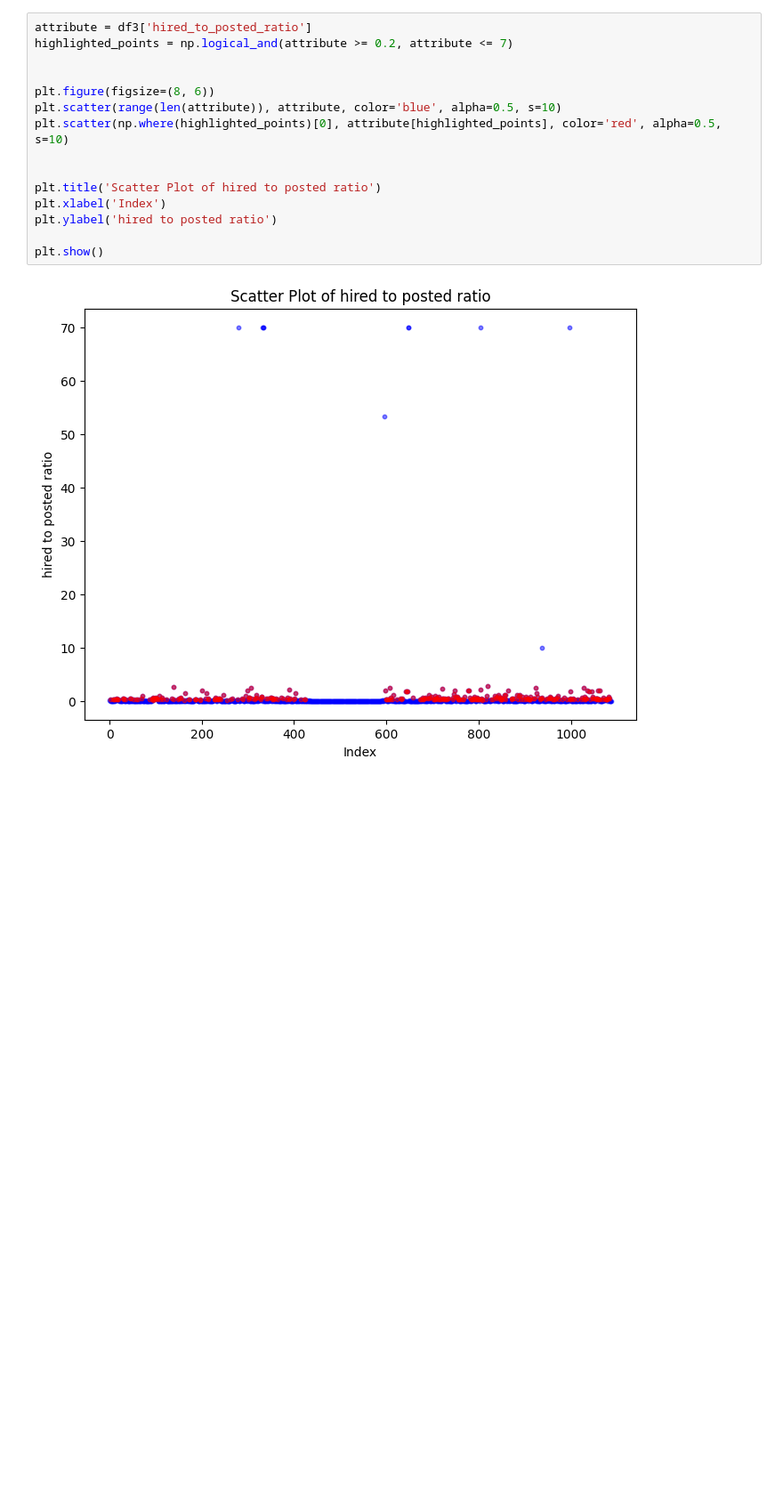
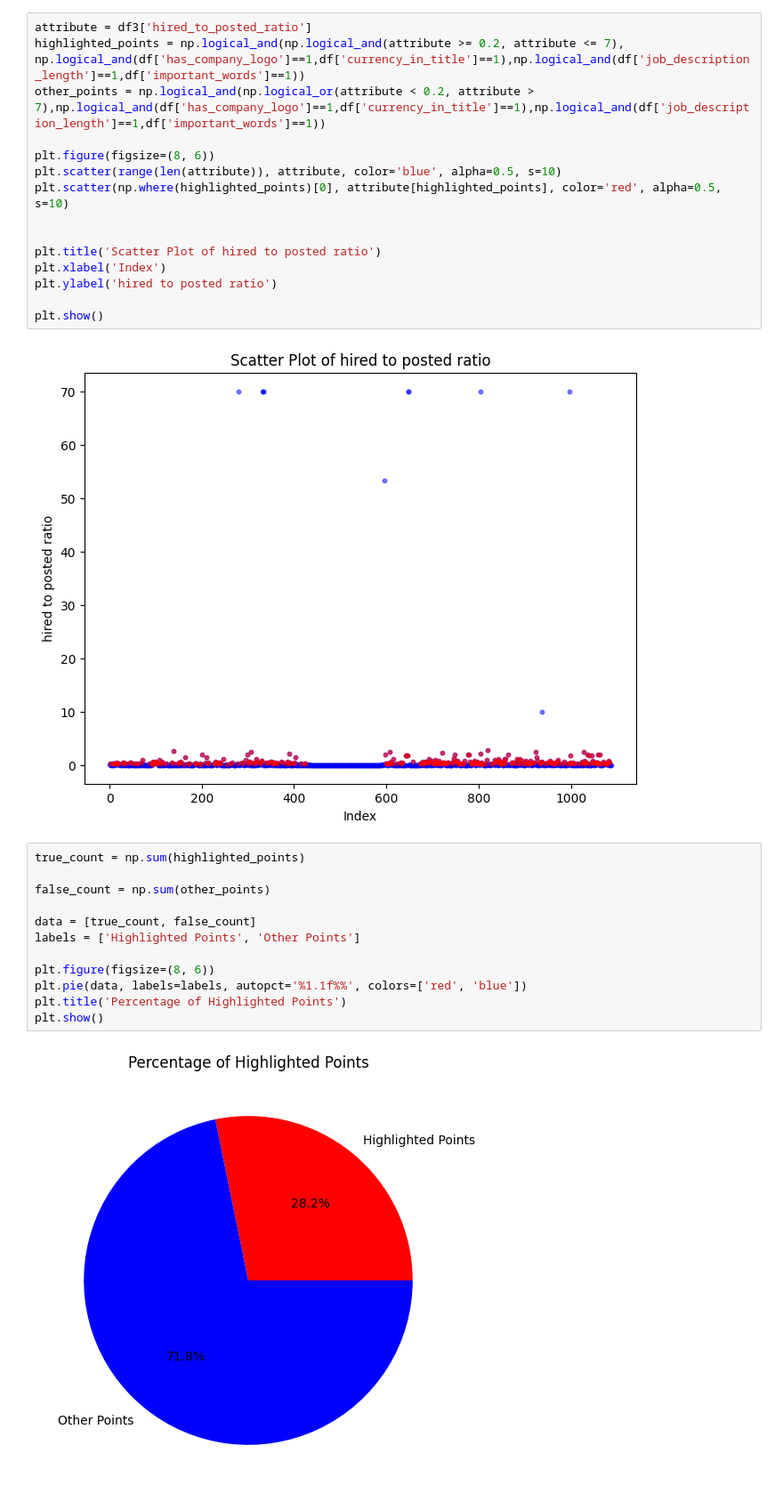
Before and after one commit to Avi8010/BE-Project, a Jupyter notebook: Code/model2.ipynb, the cells around one changed output. Shown at 89% size. Cells and saved outputs as stored; diff of their text form; blank space fills up the shorter version.

```diff
--- a/Code/model2.ipynb
+++ b/Code/model2.ipynb
@@ -201,7 +192,7 @@ ModuleNotFoundError: No module named 'pdpbox'
 # %%
 attribute = df3['hired_to_posted_ratio']
-highlighted_points = np.logical_and(attribute >= 0.2, attribute <= 7)
-
+highlighted_points = np.logical_and(np.logical_and(attribute >= 0.2, attribute <= 7), np.logical_and(df['has_company_logo']==1,df['currency_in_title']==1),np.logical_and(df['job_description_length']==1,df['important_words']==1))
+other_points = np.logical_and(np.logical_or(attribute < 0.2, attribute > 7),np.logical_and(df['has_company_logo']==1,df['currency_in_title']==1),np.logical_and(df['job_description_length']==1,df['important_words']==1))
 
 plt.figure(figsize=(8, 6))
 plt.scatter(range(len(attribute)), attribute, color='blue', alpha=0.5, s=10)
@@ -215,3 +206,17 @@ plt.ylabel('hired to posted ratio')
 plt.show()
 # %% [output]
 [figure]
+# %%
+true_count = np.sum(highlighted_points)
+
+false_count = np.sum(other_points)
+
+data = [true_count, false_count]
+labels = ['Highlighted Points', 'Other Points']
+
+plt.figure(figsize=(8, 6))
+plt.pie(data, labels=labels, autopct='%1.1f%%', colors=['red', 'blue'])
+plt.title('Percentage of Highlighted Points')
+plt.show()
+# %% [output]
+[figure, added]
```
Also changed, not shown: parts of 9 cells of this notebook.
